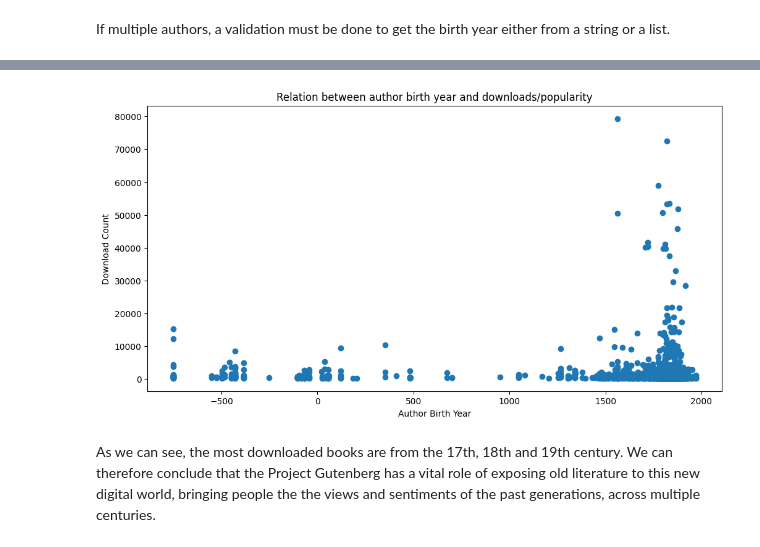
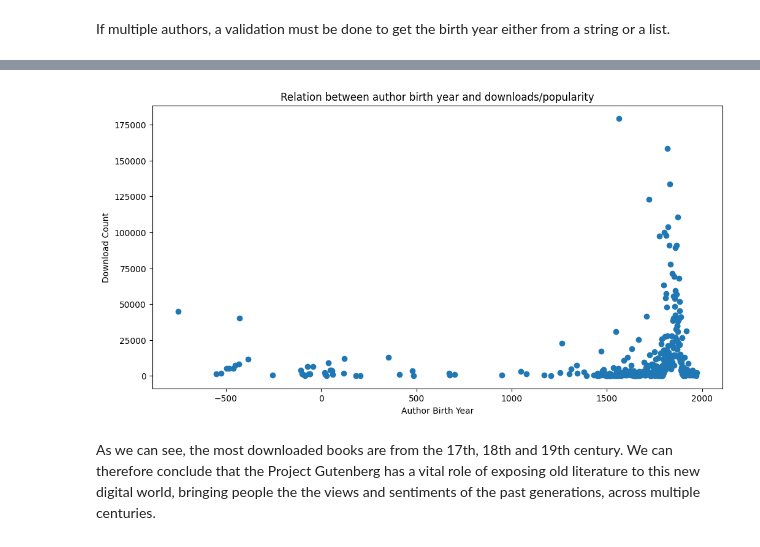
Before and after one commit to mbellucio/ipsense-selection, a Jupyter notebook: main.ipynb, the cells around one changed output, grey strips where cells are left out. Drawn from its saved outputs; the diff is of its cells as text; code cells hidden in the pictures.

```diff
--- a/main.ipynb
+++ b/main.ipynb
@@ -230,3 +242,6 @@ def get_author_birth_year(authors):
     return None
 # %%
 df_books['author_birth_year'] = df_books['authors'].apply(get_author_birth_year)
+# %%
+birth_vs_downloads = df_books.groupby('author_birth_year').agg({'download_count': pd.Series.sum}).sort_values('download_count', ascending=False).reset_index()
+birth_vs_downloads.head(5)
@@ -233,13 +255,13 @@ df_books['author_birth_year'] = df_books['authors'].apply(get_author_birth_year)
 # %%
 plt.figure(figsize=(12, 6))
-plt.scatter(df_books['author_birth_year'], df_books['download_count'])
+plt.scatter(birth_vs_downloads['author_birth_year'], birth_vs_downloads['download_count'])
 plt.xlabel('Author Birth Year')
 plt.ylabel('Download Count')
 plt.title('Relation between author birth year and downloads/popularity')
 plt.xticks()
 plt.show()
 # %% [output]
-[figure, old version]
+[figure, new version]
 # %% [markdown]
 As we can see, the most downloaded books are from the 17th, 18th and 19th century. We can therefore conclude that the Project Gutenberg has a vital role of exposing old literature to this new digital world, bringing people the the views and sentiments of the past generations, across multiple centuries.
 # %% [markdown]
```
Also changed, not shown: parts of 30 cells of this notebook, 3 other files.
